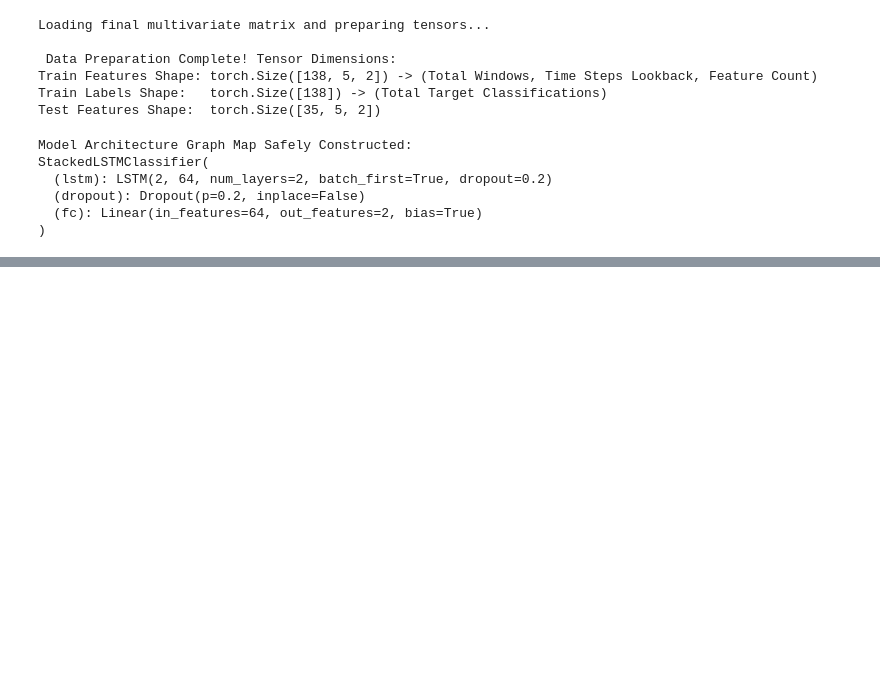
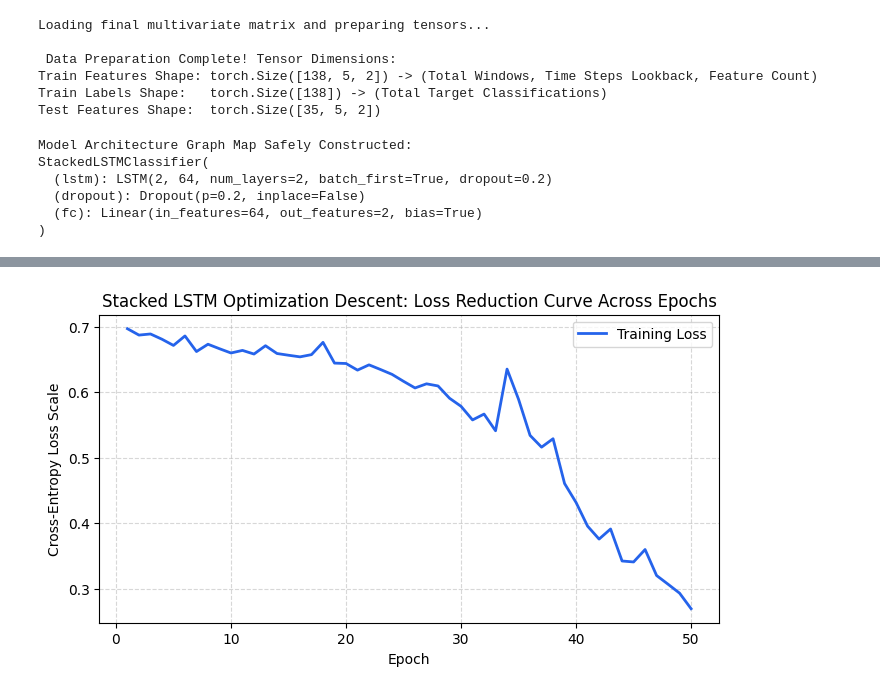
Before and after one commit to Wambura001/lstm-vs-finbert-algorithmic-trading, a Jupyter notebook: notebooks/01_test_download.ipynb, the cells around one changed output, grey strips where cells are left out. Drawn from its saved outputs; the diff is of its cells as text; code cells hidden in the pictures; blank space fills up the shorter version.

Commit message:
model training and loss optimisation

```diff
--- a/notebooks/01_test_download.ipynb
+++ b/notebooks/01_test_download.ipynb
@@ -542,3 +542,71 @@ StackedLSTMClassifier(
   (dropout): Dropout(p=0.2, inplace=False)
   (fc): Linear(in_features=64, out_features=2, bias=True)
 )
+# %%
+# ==========================================
+# STEP 12: MODEL TRAINING AND LOSS OPTIMIZATION
+# ==========================================
+
+print("Initializing training configurations and optimization parameters...")
+
+# 1. Define loss function and optimization framework
+# CrossEntropyLoss is ideal for discrete classification targets (Up vs Down)
+criterion = nn.CrossEntropyLoss()
+optimizer = optim.Adam(model.parameters(), lr=0.005) # Adam optimizer with a 0.005 learning rate
+
+# 2. Establish baseline configuration parameters
+epochs = 50          # Number of complete tracking passes through the training tensor
+batch_size = 16      # Number of window samples processed per backward propagation pass
+
+print(f"Beginning training loop across {epochs} epochs...")
+
+# Track loss metrics over time to verify optimization decay gradients
+loss_history = []
+
+for epoch in range(epochs):
+    model.train() # Set the system explicitly to active training configuration mode
+
+    permutation = torch.randperm(X_train.size(0))
+    epoch_losses = []
+
+    # Process the sequence tensors in mini-batches to optimize stability
+    for i in range(0, X_train.size(0), batch_size):
+        indices = permutation[i:i+batch_size]
+        batch_x, batch_y = X_train[indices], y_train[indices]
+
+        # Zero out residual mathematical gradients from previous steps
+        optimizer.zero_grad()
+
+        # Execute the forward pass propagation loop
+        outputs = model(batch_x)
+
+        # Calculate loss deviation metrics against true directional categories
+        loss = criterion(outputs, batch_y)
+
+        # Backpropagate gradients through the hidden neural gates
+        loss.backward()
+
+        # Adjust internal gate weights based on optimization calculations
+        optimizer.step()
+
+        epoch_losses.append(loss.item())
+
+    mean_epoch_loss = np.mean(epoch_losses)
+    loss_history.append(mean_epoch_loss)
+
+    # Print metrics every 5 passes to monitor optimization progress
+    if (epoch + 1) % 5 == 0 or epoch == 0:
+        print(f"Epoch [{epoch+1}/{epochs}] -> Mean Loss Value: {mean_epoch_loss:.4f}")
+
+print("\nTraining Loop Complete!")
+
+# Plot the training loss reduction curve to verify the network is learning
+plt.figure(figsize=(8, 4))
+plt.plot(range(1, epochs + 1), loss_history, color="#2563EB", linewidth=2, label="Training Loss")
+plt.title("Stacked LSTM Optimization Descent: Loss Reduction Curve Across Epochs")
+plt.xlabel("Epoch")
+plt.ylabel("Cross-Entropy Loss Scale")
+plt.grid(True, linestyle="--", alpha=0.5)
+plt.legend()
+plt.show()
+# %% [output]
@@ -544,0 +628 @@ StackedLSTMClassifier(
+[figure, added]
```
Also changed, not shown: parts of 1 cell of this notebook.
